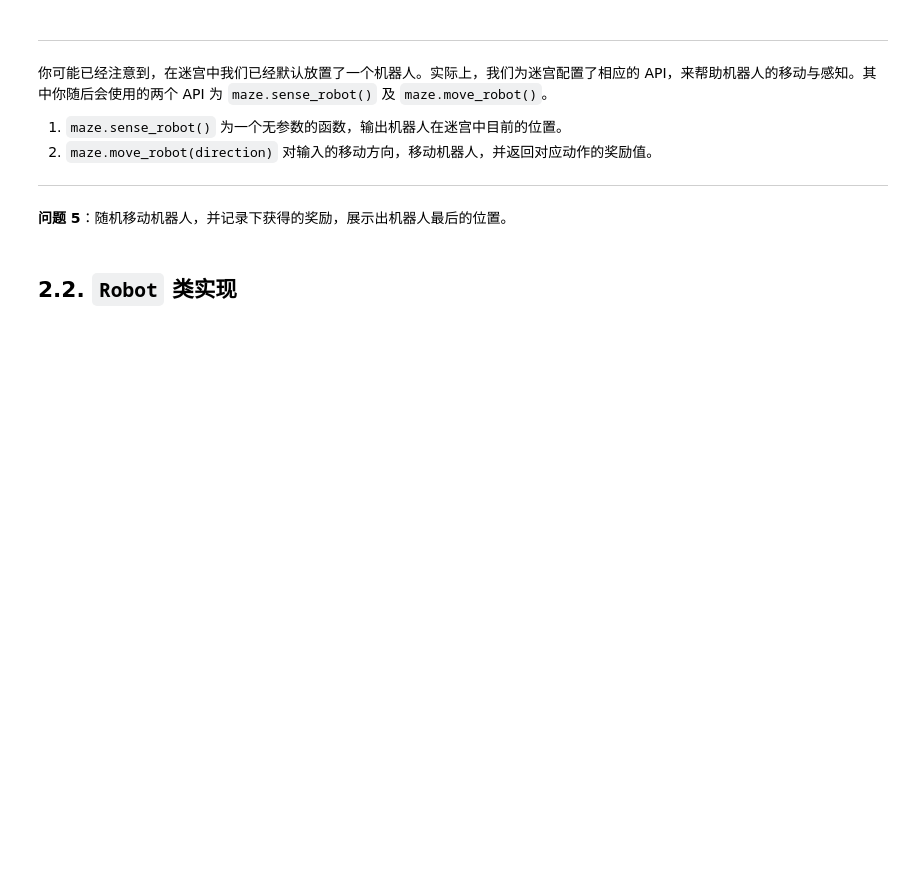
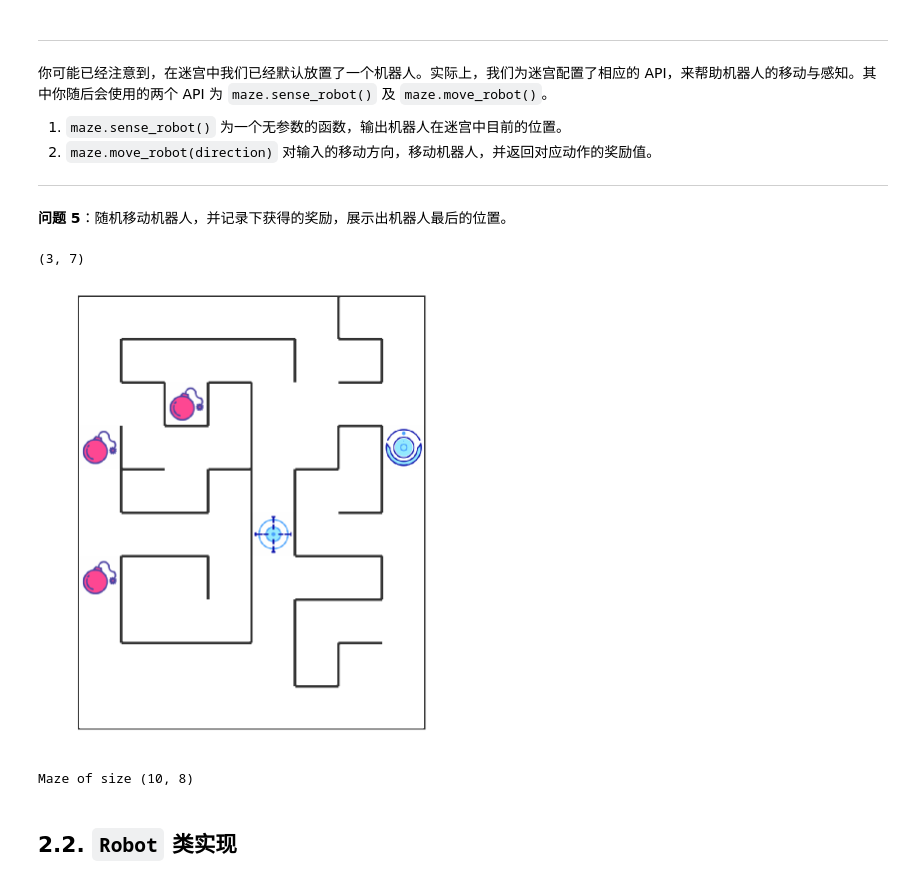
Before and after one commit to StartLightTheft/MLND_P5, a Jupyter notebook: robot_maze.ipynb, the cells around one changed output. Saved outputs shown, nothing was run; the diff lists cells and outputs as text; code cells hidden in the pictures; blank space fills up the shorter version.

```diff
--- a/robot_maze.ipynb
+++ b/robot_maze.ipynb
@@ -168,14 +174,19 @@ from Maze import Maze
 # %%
 rewards = []
 
 ## 循环、随机移动机器人10次，记录下奖励
 for i in range(10):
-    pass
+    my_maze.move_robot(np.random.choice(actions))
 
 ## 输出机器人最后的位置
-print()
+print(my_maze.sense_robot())
 
 ## 打印迷宫，观察机器人位置
+my_maze
+# %% [output]
+(3, 7)
+[figure, added]
+Maze of size (10, 8)
 # %% [markdown]
 ## 2.2. `Robot` 类实现
 # %% [markdown]
```
Also changed, not shown: parts of 2 cells of this notebook, 1 other file.
